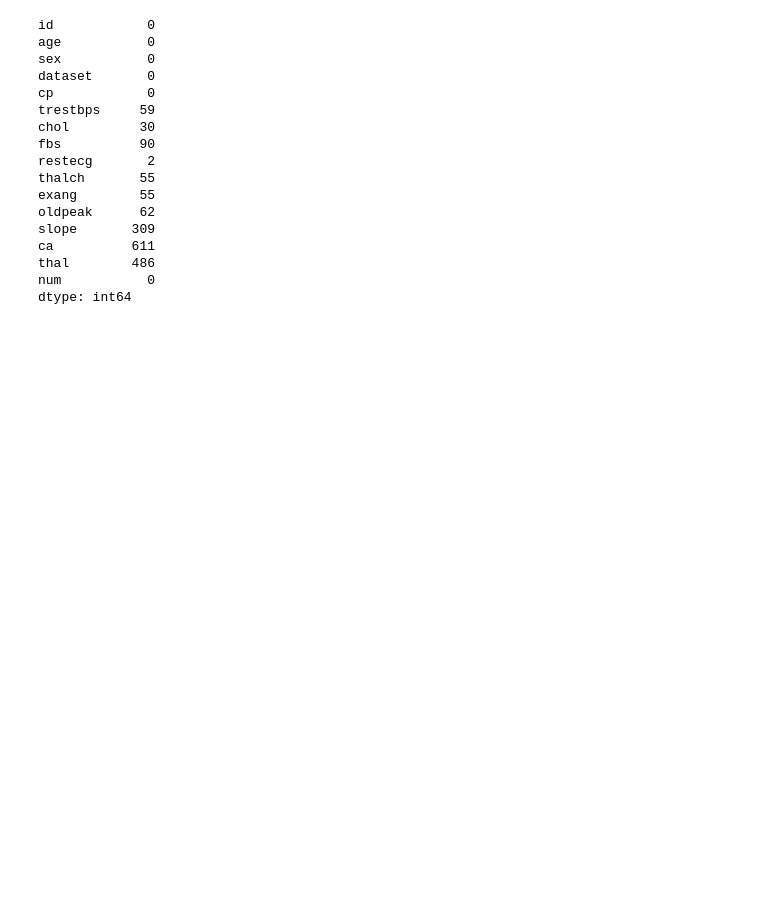
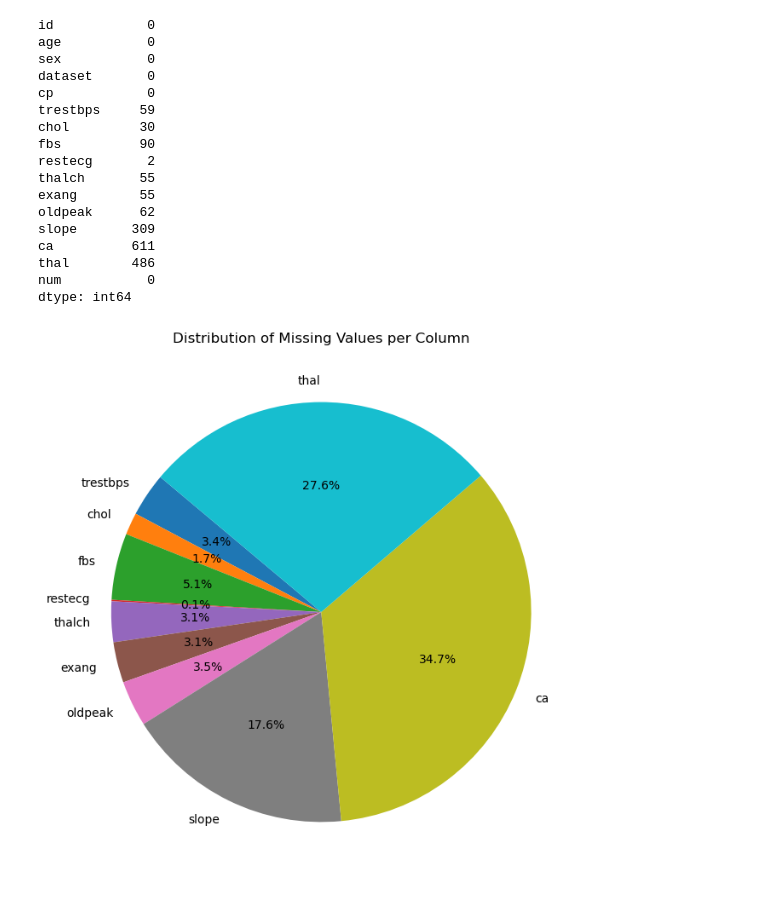
Before and after one commit to GabrielSiega/MLDP-Project---Heart-Disease-Prediction, a Jupyter notebook: Notebooks/Data_Exploration.ipynb, the cells around one changed output. Cells and saved outputs as stored; diff of their text form; code cells hidden in the pictures; blank space fills up the shorter version.

```diff
--- a/Notebooks/Data_Exploration.ipynb
+++ b/Notebooks/Data_Exploration.ipynb
@@ -90,3 +90,36 @@ ca          611
 thal        486
 num           0
 dtype: int64
+# %%
+import pandas as pd
+import matplotlib.pyplot as plt
+
+# Missing values summary (from your dataset)
+missing_counts = {
+    "trestbps": 59,
+    "chol": 30,
+    "fbs": 90,
+    "restecg": 2,
+    "thalch": 55,
+    "exang": 55,
+    "oldpeak": 62,
+    "slope": 309,
+    "ca": 611,
+    "thal": 486
+}
+
+# Convert to DataFrame for convenience
+missing_df = pd.DataFrame(list(missing_counts.items()), columns=["Column", "MissingValues"])
+
+# Plot pie chart
+plt.figure(figsize=(8,8))
+plt.pie(
+    missing_df["MissingValues"],
+    labels=missing_df["Column"],
+    autopct="%1.1f%%",
+    startangle=140
+)
+plt.title("Distribution of Missing Values per Column")
+plt.show()
+# %% [output]
+[figure, added]
```
Also changed, not shown: parts of 8 cells of this notebook.
